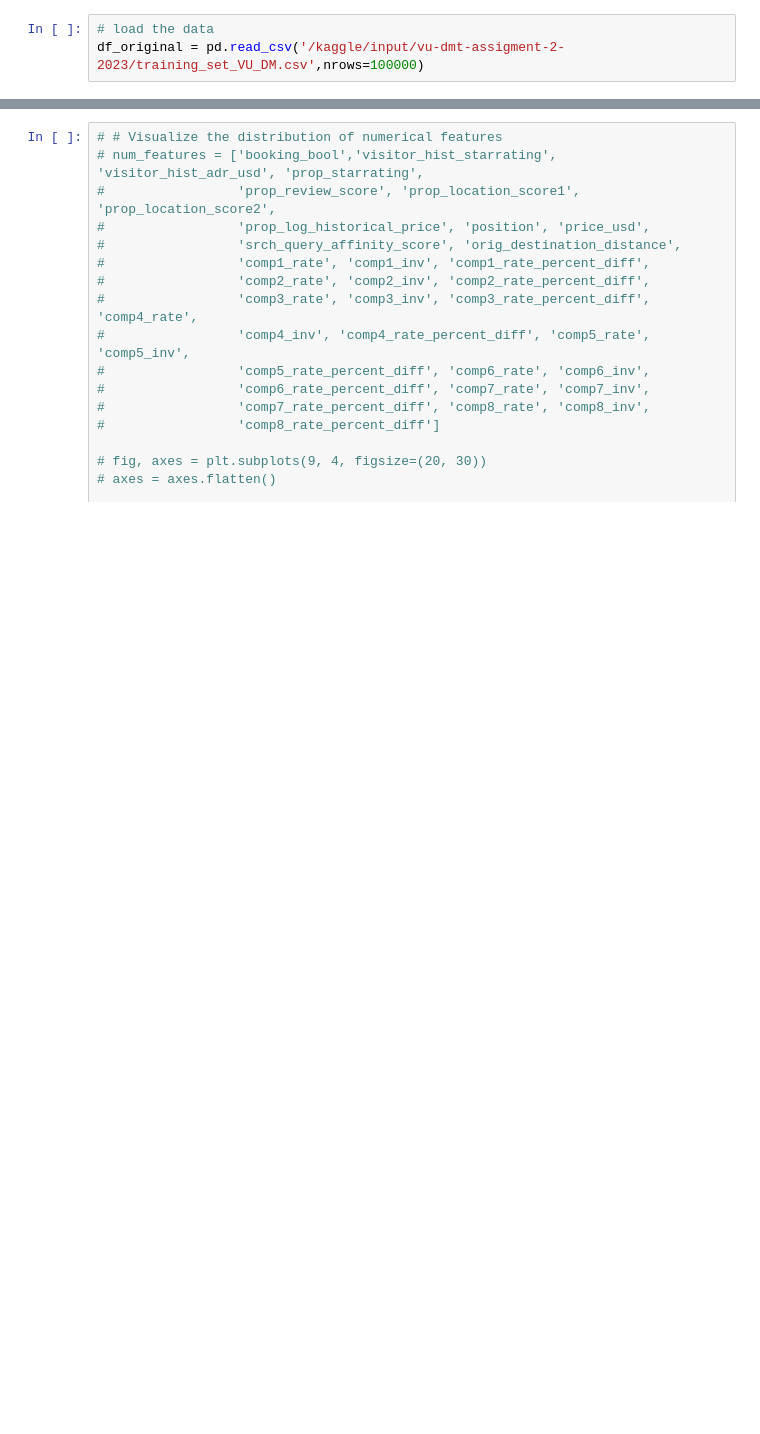
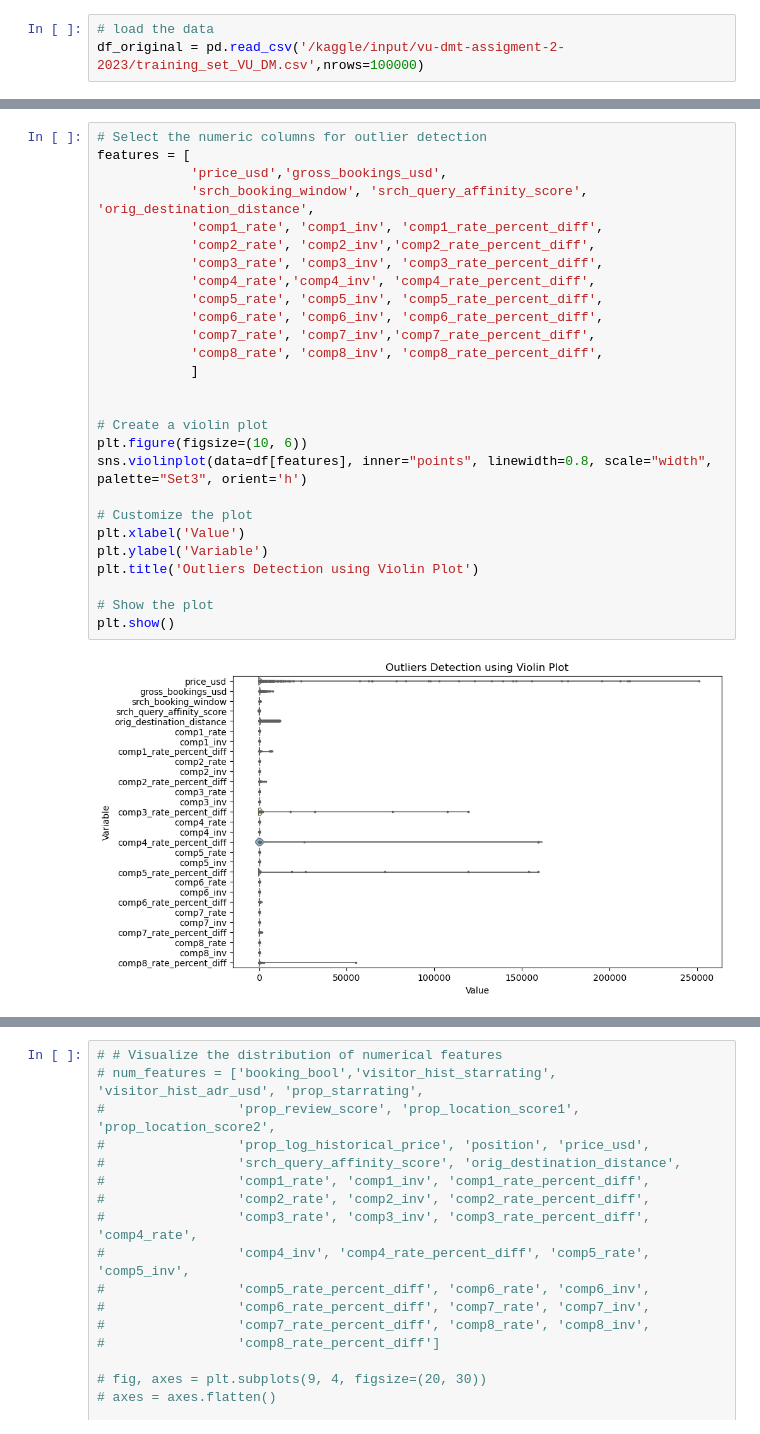
Before and after one commit to Mohammed-majeed/DMT_assignment2, a Jupyter notebook: DMT_assignment2.ipynb, the cells around one changed output, grey strips where cells are left out. Cells and saved outputs as stored; diff of their text form; blank space fills up the shorter version.

```diff
--- a/DMT_assignment2.ipynb
+++ b/DMT_assignment2.ipynb
@@ -44,2 +97,31 @@ msno.bar(df)
+# %%
+# Select the numeric columns for outlier detection
+features = [
+            'price_usd','gross_bookings_usd',
+            'srch_booking_window', 'srch_query_affinity_score', 'orig_destination_distance',
+            'comp1_rate', 'comp1_inv', 'comp1_rate_percent_diff',
+            'comp2_rate', 'comp2_inv','comp2_rate_percent_diff',
+            'comp3_rate', 'comp3_inv', 'comp3_rate_percent_diff',
+            'comp4_rate','comp4_inv', 'comp4_rate_percent_diff',
+            'comp5_rate', 'comp5_inv', 'comp5_rate_percent_diff',
+            'comp6_rate', 'comp6_inv', 'comp6_rate_percent_diff',
+            'comp7_rate', 'comp7_inv','comp7_rate_percent_diff',
+            'comp8_rate', 'comp8_inv', 'comp8_rate_percent_diff',
+            ]
+
+
+# Create a violin plot
+plt.figure(figsize=(10, 6))
+sns.violinplot(data=df[features], inner="points", linewidth=0.8, scale="width", palette="Set3", orient='h')
+
+# Customize the plot
+plt.xlabel('Value')
+plt.ylabel('Variable')
+plt.title('Outliers Detection using Violin Plot')
+
+# Show the plot
+plt.show()
+# %% [output]
+[figure, added]
 # %%
 df.describe()
```
Also changed, not shown: parts of 19 cells of this notebook.
